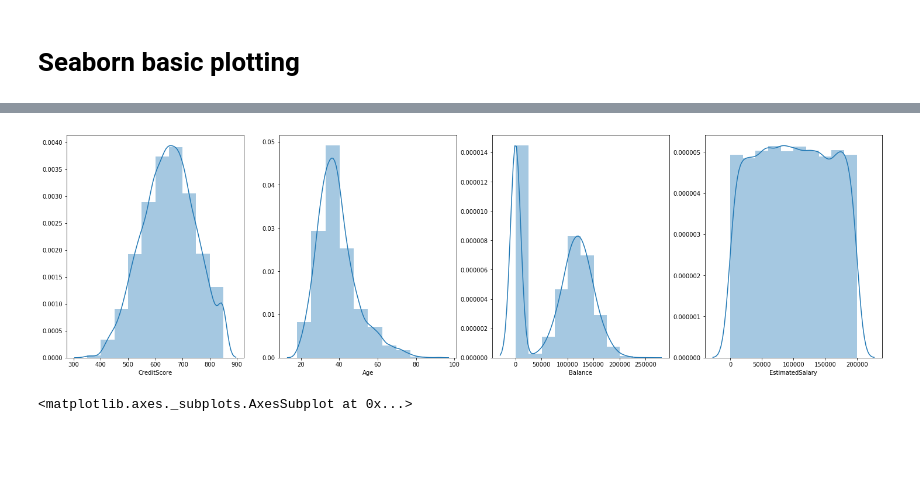
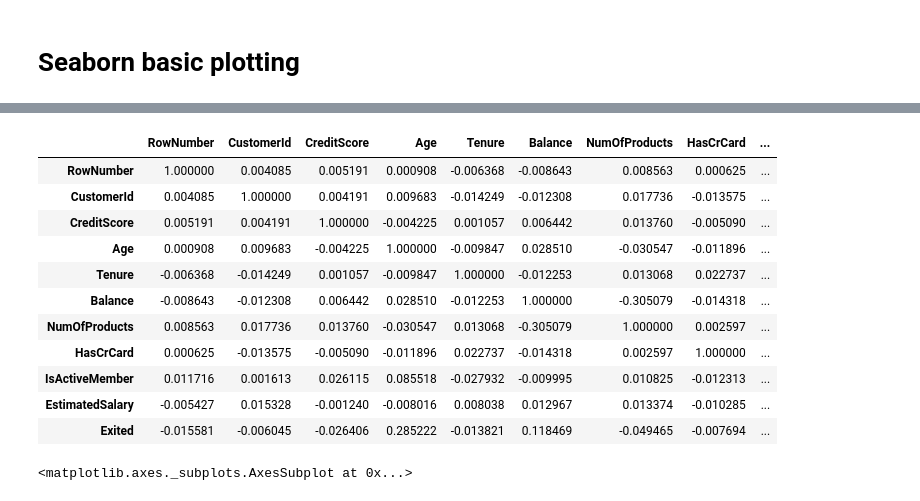
Before and after one commit to luminousmen/python_for_ds, a Jupyter notebook: training_6.ipynb, the cells around one changed output, grey strips where cells are left out. Cells and saved outputs as stored; diff of their text form; code cells hidden in the pictures; blank space fills up the shorter version.

```diff
--- a/training_6.ipynb
+++ b/training_6.ipynb
@@ -145,9 +167,18 @@ for (index, col) in enumerate(['CreditScore', 'Age', 'Balance', 'EstimatedSalary
-# %%
-_, axes = plt.subplots(nrows=1, ncols=4, figsize=(25, 7))
-for (index, col) in enumerate(['CreditScore', 'Age', 'Balance', 'EstimatedSalary']):
-    sns.distplot(df[col], bins=10, ax=axes[index])
-# %% [output]
-[figure, removed]
+# %%
+df.corr()
+# %% [output]
+|  | RowNumber | CustomerId | CreditScore | Age | Tenure | Balance | NumOfProducts | HasCrCard | ... |
+| RowNumber | 1.000000 | 0.004085 | 0.005191 | 0.000908 | -0.006368 | -0.008643 | 0.008563 | 0.000625 | ... |
+| CustomerId | 0.004085 | 1.000000 | 0.004191 | 0.009683 | -0.014249 | -0.012308 | 0.017736 | -0.013575 | ... |
+| CreditScore | 0.005191 | 0.004191 | 1.000000 | -0.004225 | 0.001057 | 0.006442 | 0.013760 | -0.005090 | ... |
+| Age | 0.000908 | 0.009683 | -0.004225 | 1.000000 | -0.009847 | 0.028510 | -0.030547 | -0.011896 | ... |
+| Tenure | -0.006368 | -0.014249 | 0.001057 | -0.009847 | 1.000000 | -0.012253 | 0.013068 | 0.022737 | ... |
+| Balance | -0.008643 | -0.012308 | 0.006442 | 0.028510 | -0.012253 | 1.000000 | -0.305079 | -0.014318 | ... |
+| NumOfProducts | 0.008563 | 0.017736 | 0.013760 | -0.030547 | 0.013068 | -0.305079 | 1.000000 | 0.002597 | ... |
+| HasCrCard | 0.000625 | -0.013575 | -0.005090 | -0.011896 | 0.022737 | -0.014318 | 0.002597 | 1.000000 | ... |
+| IsActiveMember | 0.011716 | 0.001613 | 0.026115 | 0.085518 | -0.027932 | -0.009995 | 0.010825 | -0.012313 | ... |
+| EstimatedSalary | -0.005427 | 0.015328 | -0.001240 | -0.008016 | 0.008038 | 0.012967 | 0.013374 | -0.010285 | ... |
+| Exited | -0.015581 | -0.006045 | -0.026406 | 0.285222 | -0.013821 | 0.118469 | -0.049465 | -0.007694 | ... |
 # %%
 sns.heatmap(df.corr())
 # %% [output]
```
Also changed, not shown: parts of 74 cells of this notebook, 4 other files.
